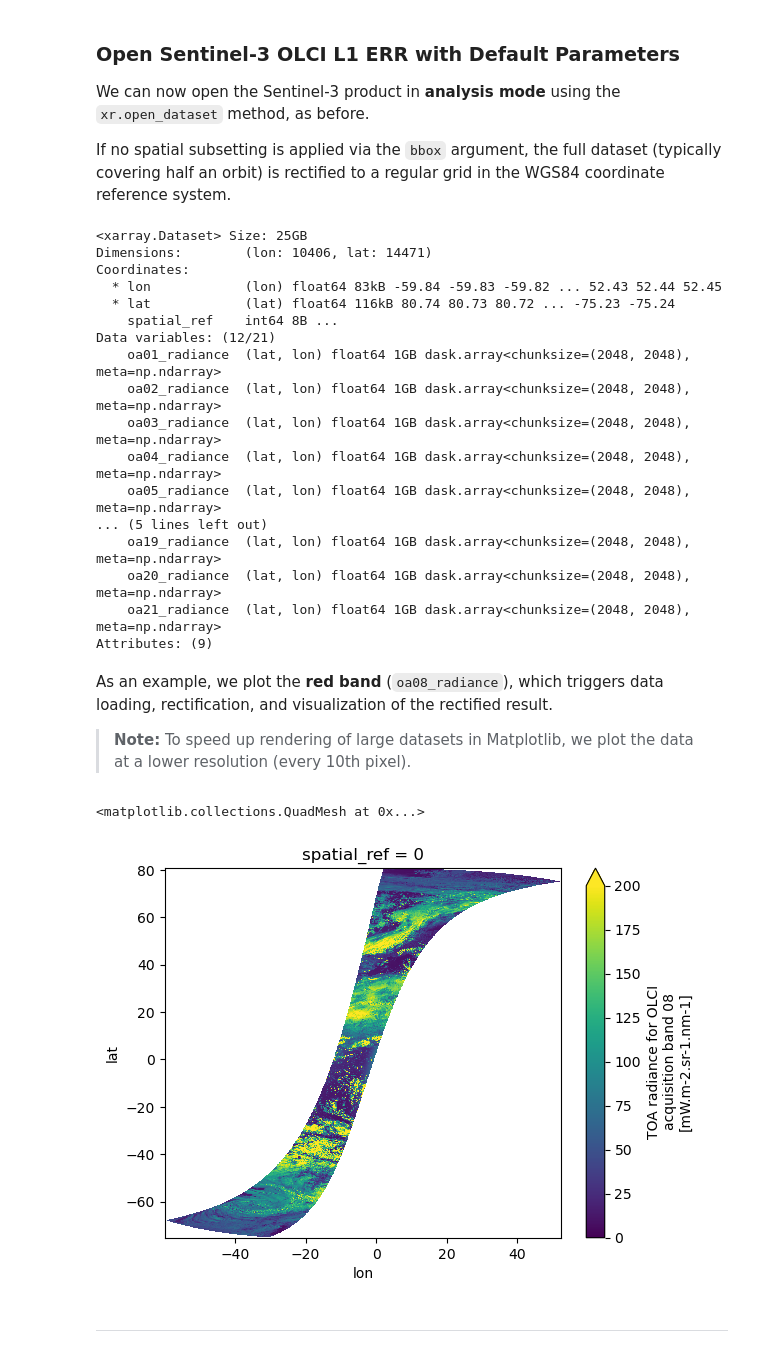
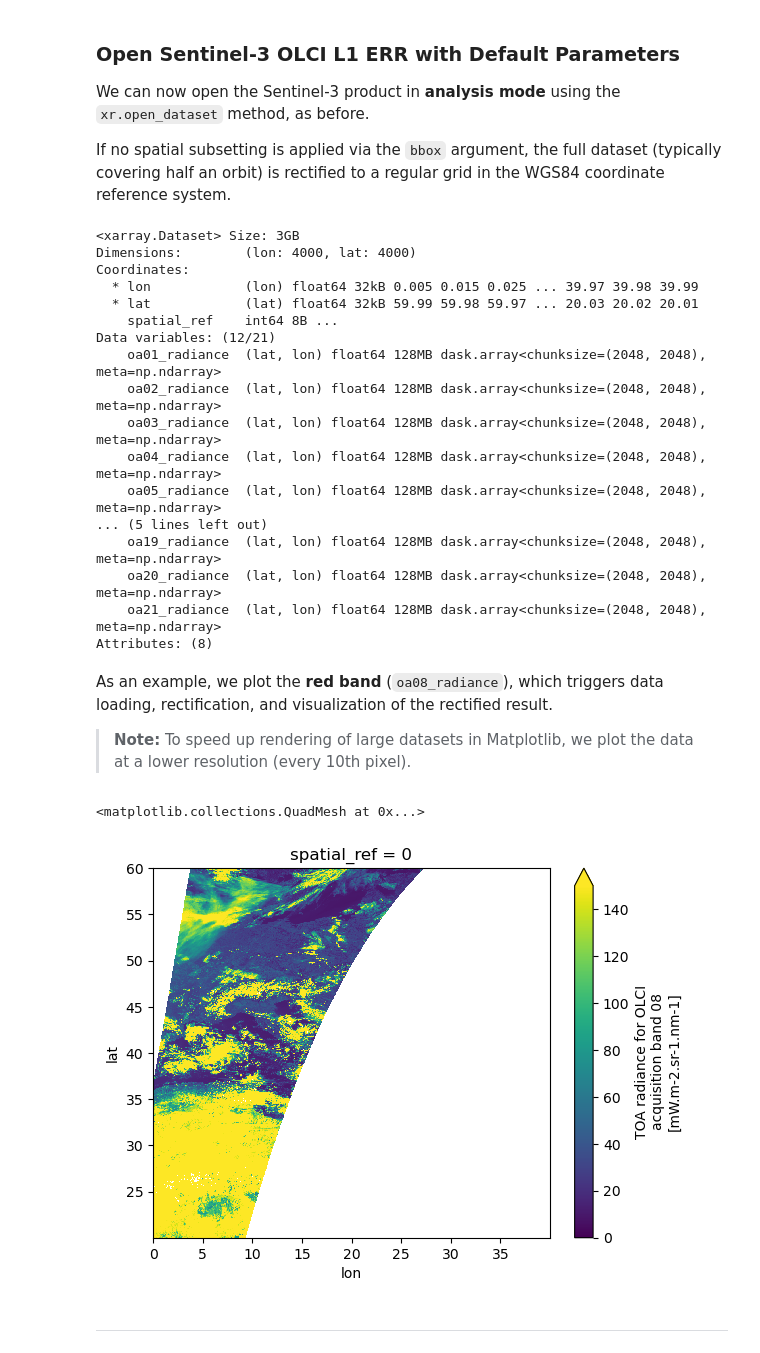
Before and after one commit to EOPF-Sample-Service/xarray-eopf, a Jupyter notebook: docs/examples/sentinel_3_analysis.ipynb, the cells around one changed output. Saved outputs shown, nothing was run; the diff lists cells and outputs as text; code cells hidden in the pictures.

```diff
--- a/docs/examples/sentinel_3_analysis.ipynb
+++ b/docs/examples/sentinel_3_analysis.ipynb
@@ -199,7 +202,7 @@ items = list(
     catalog.search(
         collections=["sentinel-3-olci-l1-err"],
         bbox=[7.2, 44.5, 7.4, 44.7],
-        datetime=["2026-03-13", "2026-03-13"],
+        datetime=["2026-03-23", "2026-03-23"],
     ).items()
 )
 items
@@ -218,36 +221,38 @@ If no spatial subsetting is applied via the `bbox` argument, the full dataset (t
 ds = xr.open_dataset(
     item.assets["product"].href,
     engine="eopf-zarr",
+    resolution=0.01,
+    bbox=[-0, 20, 40, 60],
     chunks={},
 )
 ds
 # %% [output]
-<xarray.Dataset> Size: 25GB
-Dimensions:        (lon: 10406, lat: 14471)
+<xarray.Dataset> Size: 3GB
+Dimensions:        (lon: 4000, lat: 4000)
 Coordinates:
-  * lon            (lon) float64 83kB -59.84 -59.83 -59.82 ... 52.43 52.44 52.45
-  * lat            (lat) float64 116kB 80.74 80.73 80.72 ... -75.23 -75.24
+  * lon            (lon) float64 32kB 0.005 0.015 0.025 ... 39.97 39.98 39.99
+  * lat            (lat) float64 32kB 59.99 59.98 59.97 ... 20.03 20.02 20.01
     spatial_ref    int64 8B ...
 Data variables: (12/21)
-    oa01_radiance  (lat, lon) float64 1GB dask.array<chunksize=(2048, 2048), meta=np.ndarray>
-    oa02_radiance  (lat, lon) float64 1GB dask.array<chunksize=(2048, 2048), meta=np.ndarray>
-    oa03_radiance  (lat, lon) float64 1GB dask.array<chunksize=(2048, 2048), meta=np.ndarray>
-    oa04_radiance  (lat, lon) float64 1GB dask.array<chunksize=(2048, 2048), meta=np.ndarray>
-    oa05_radiance  (lat, lon) float64 1GB dask.array<chunksize=(2048, 2048), meta=np.ndarray>
+    oa01_radiance  (lat, lon) float64 128MB dask.array<chunksize=(2048, 2048), meta=np.ndarray>
+    oa02_radiance  (lat, lon) float64 128MB dask.array<chunksize=(2048, 2048), meta=np.ndarray>
+    oa03_radiance  (lat, lon) float64 128MB dask.array<chunksize=(2048, 2048), meta=np.ndarray>
+    oa04_radiance  (lat, lon) float64 128MB dask.array<chunksize=(2048, 2048), meta=np.ndarray>
+    oa05_radiance  (lat, lon) float64 128MB dask.array<chunksize=(2048, 2048), meta=np.ndarray>
 ... (5 lines left out)
-    oa19_radiance  (lat, lon) float64 1GB dask.array<chunksize=(2048, 2048), meta=np.ndarray>
-    oa20_radiance  (lat, lon) float64 1GB dask.array<chunksize=(2048, 2048), meta=np.ndarray>
-    oa21_radiance  (lat, lon) float64 1GB dask.array<chunksize=(2048, 2048), meta=np.ndarray>
-Attributes: (9)
+    oa19_radiance  (lat, lon) float64 128MB dask.array<chunksize=(2048, 2048), meta=np.ndarray>
+    oa20_radiance  (lat, lon) float64 128MB dask.array<chunksize=(2048, 2048), meta=np.ndarray>
+    oa21_radiance  (lat, lon) float64 128MB dask.array<chunksize=(2048, 2048), meta=np.ndarray>
+Attributes: (8)
 # %% [markdown]
 As an example, we plot the **red band** (`oa08_radiance`), which triggers data loading, rectification, and visualization of the rectified result.
 
 > **Note:** To speed up rendering of large datasets in Matplotlib, we plot the data at a lower resolution (every 10th pixel).
 # %%
-ds.oa08_radiance[::10, ::10].plot(vmin=0., vmax=200.)
+ds.oa08_radiance[::4, ::4].plot(vmin=0., vmax=150.)
 # %% [output]
 <matplotlib.collections.QuadMesh at 0x...>
-[figure, old version]
+[figure, new version]
 # %% [markdown]
 ---
 # %% [markdown]
```
Also changed, not shown: parts of 21 cells of this notebook, 5 other files.
